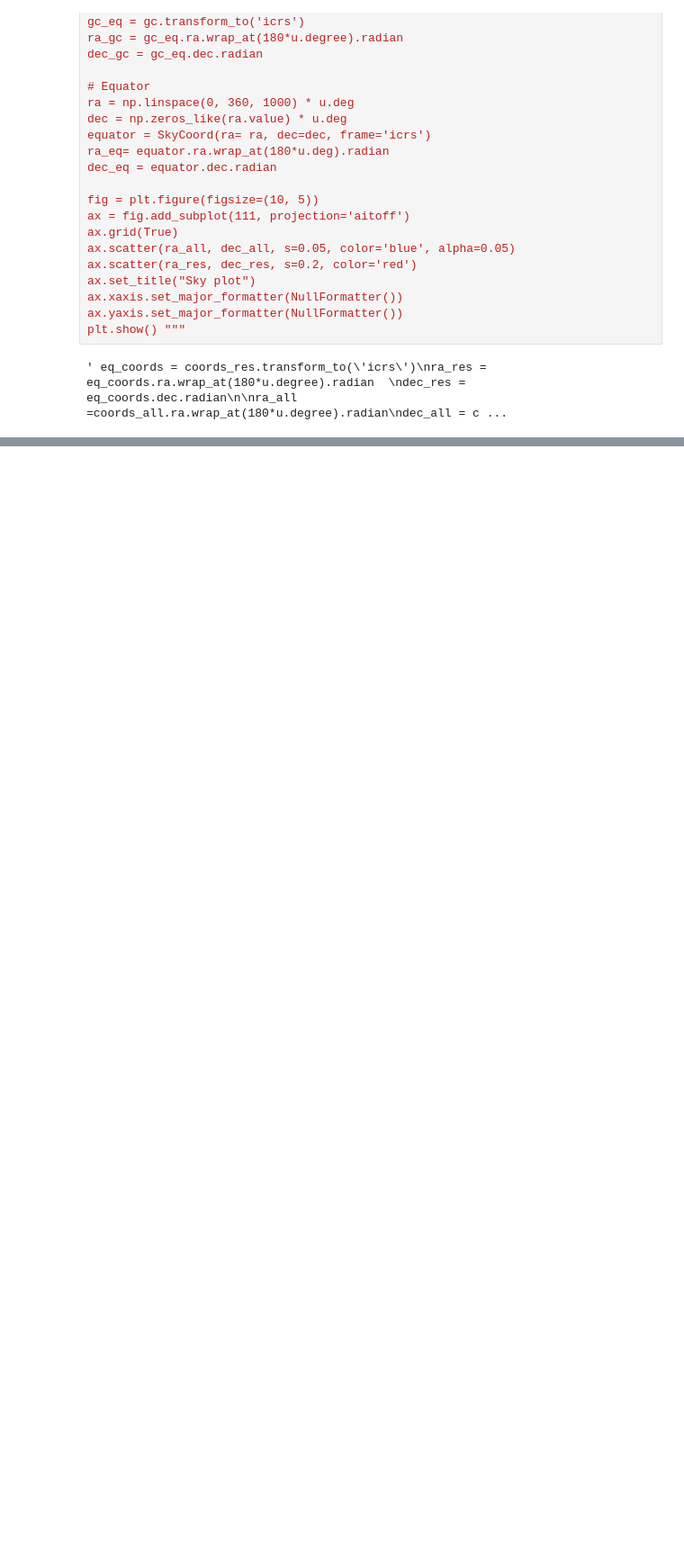
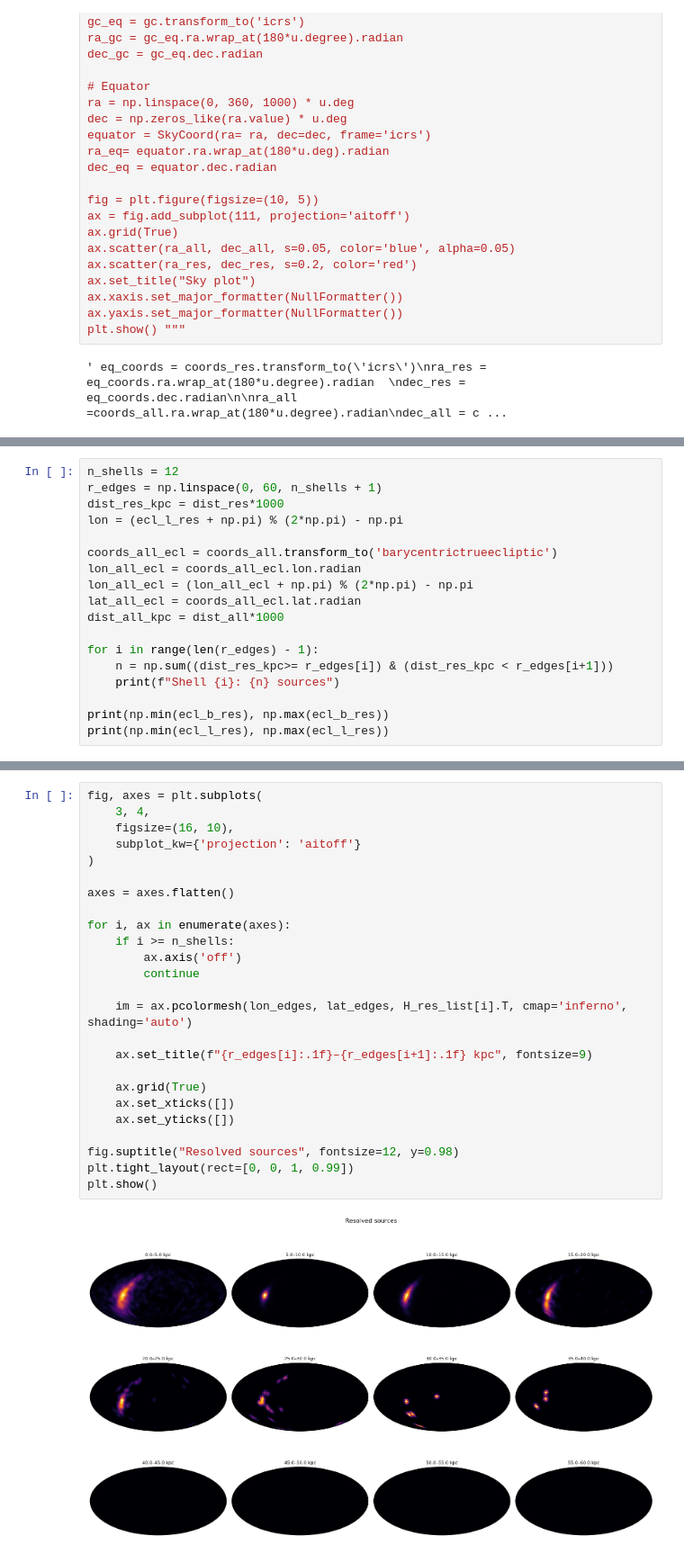
Before and after one commit to aacravi/snr-calculation, a Jupyter notebook: sky_plots.ipynb, the cells around one changed output, grey strips where cells are left out. Shown at 90% size. Cells and saved outputs as stored; diff of their text form; blank space fills up the shorter version.

```diff
--- a/sky_plots.ipynb
+++ b/sky_plots.ipynb
@@ -176,0 +246,18 @@ plt.show() """
+# %%
+n_shells = 12
+r_edges = np.linspace(0, 60, n_shells + 1)
+dist_res_kpc = dist_res*1000
+lon = (ecl_l_res + np.pi) % (2*np.pi) - np.pi
+
+coords_all_ecl = coords_all.transform_to('barycentrictrueecliptic')
+lon_all_ecl = coords_all_ecl.lon.radian
+lon_all_ecl = (lon_all_ecl + np.pi) % (2*np.pi) - np.pi
+lat_all_ecl = coords_all_ecl.lat.radian
+dist_all_kpc = dist_all*1000
+
+for i in range(len(r_edges) - 1):
+    n = np.sum((dist_res_kpc>= r_edges[i]) & (dist_res_kpc < r_edges[i+1]))
+    print(f"Shell {i}: {n} sources")
+
+print(np.min(ecl_b_res), np.max(ecl_b_res))
+print(np.min(ecl_l_res), np.max(ecl_l_res))
@@ -176,0 +300,27 @@ plt.show() """
+# %%
+fig, axes = plt.subplots(
+    3, 4,
+    figsize=(16, 10),
+    subplot_kw={'projection': 'aitoff'}
+)
+
+axes = axes.flatten()
+
+for i, ax in enumerate(axes):
+    if i >= n_shells:
+        ax.axis('off')
+        continue
+
+    im = ax.pcolormesh(lon_edges, lat_edges, H_res_list[i].T, cmap='inferno', shading='auto')
+
+    ax.set_title(f"{r_edges[i]:.1f}–{r_edges[i+1]:.1f} kpc", fontsize=9)
+
+    ax.grid(True)
+    ax.set_xticks([])
+    ax.set_yticks([])
+
+fig.suptitle("Resolved sources", fontsize=12, y=0.98)
+plt.tight_layout(rect=[0, 0, 1, 0.99])
+plt.show()
+# %% [output]
+[figure, added]
```
Also changed, not shown: parts of 11 cells of this notebook, 5 other files.
